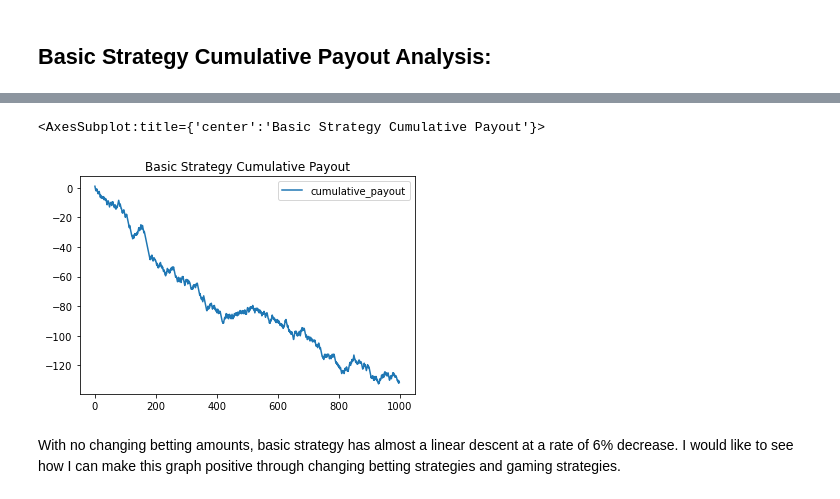
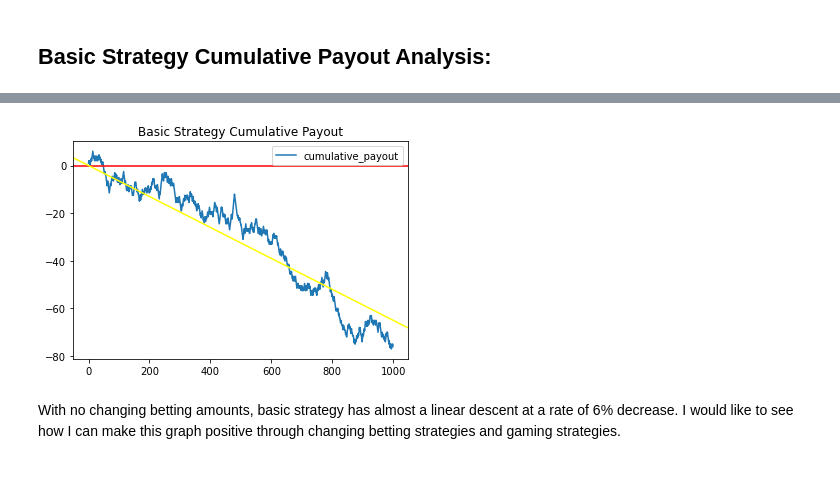
Before and after one commit to jude253/Blackjack_simulation, a Jupyter notebook: Blackjack_simulation.ipynb, the cells around one changed output, grey strips where cells are left out. Saved outputs shown, nothing was run; the diff lists cells and outputs as text; code cells hidden in the pictures.

```diff
--- a/Blackjack_simulation.ipynb
+++ b/Blackjack_simulation.ipynb
@@ -190,10 +275,13 @@ records[['cumulative_payout']].plot(title='Basic Strategy Cumulative Payout')
 # %%
 records_1000 = game_simulation(play_player_basic_strategy, 1000)
-records_1000['cumulative_payout'] = records['winner_number'].cumsum()
+records_1000['cumulative_payout'] = records_1000['payout_multiplier'].cumsum()
-# %%
-records_1000[['cumulative_payout']].plot(title='Basic Strategy Cumulative Payout')
-# %% [output]
-<AxesSubplot:title={'center':'Basic Strategy Cumulative Payout'}>
-[figure, removed]
+# %%
+fig, ax = plt.subplots()
+records_1000[['cumulative_payout']].plot(title='Basic Strategy Cumulative Payout', ax=ax)
+plt.axhline(y=0, color='r', linestyle='-')
+plt.axline((0,0), slope=-0.065, color='yellow', label='axline')
+plt.show()
+# %% [output]
+[figure, added]
 # %% [markdown]
 With no changing betting amounts, basic strategy has almost a linear descent at a rate of 6% decrease.  I would like to see how I can make this graph positive through changing betting strategies and gaming strategies.
```
Also changed, not shown: parts of 14 cells of this notebook.
